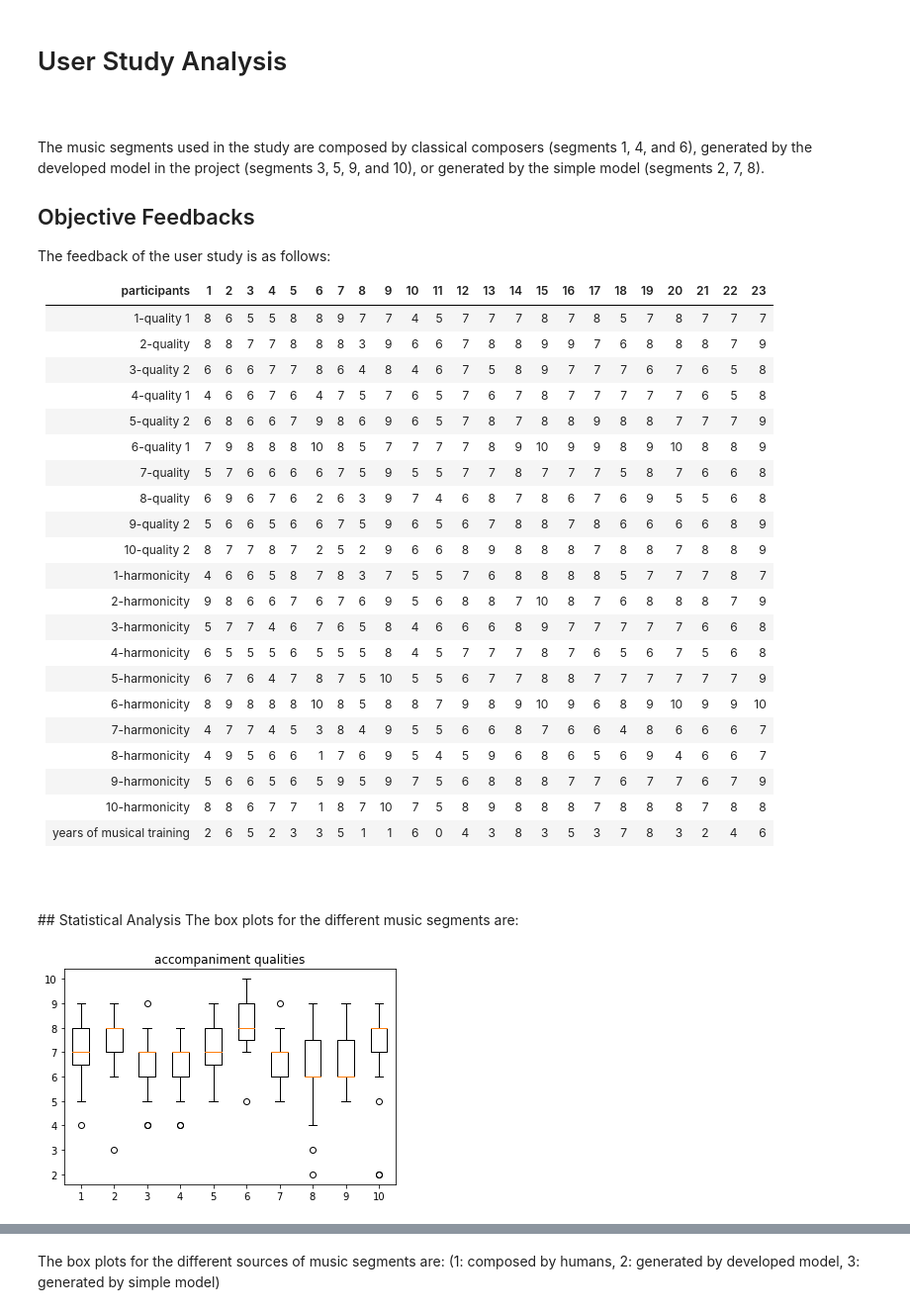
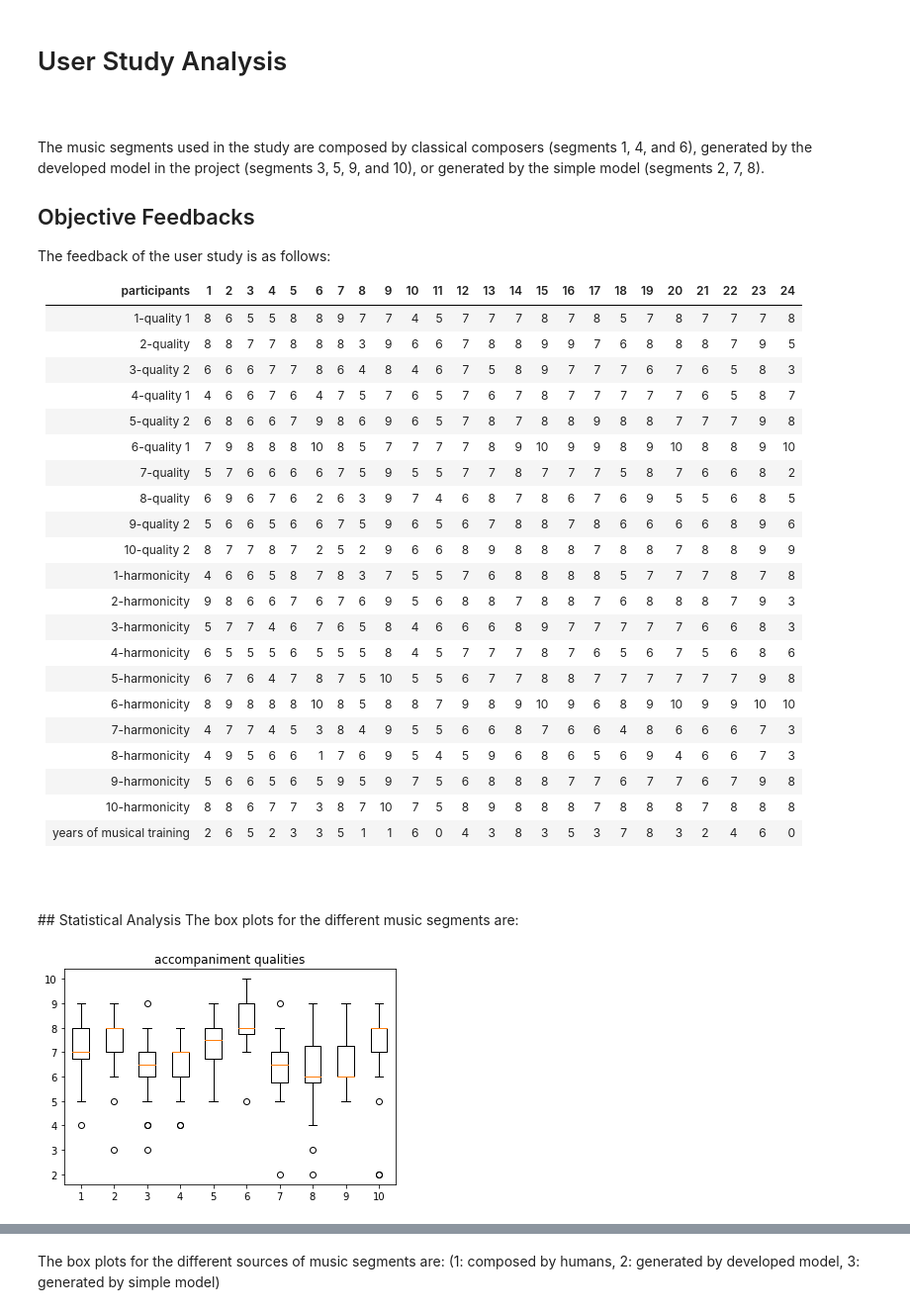
Before and after one commit to cheriell/user-study-on-automatic-music-accompaniment, a Jupyter notebook: user study analysis.ipynb, the cells around one changed output, grey strips where cells are left out. Shown at 99% size. Cells and saved outputs as stored; diff of their text form; code cells hidden in the pictures.

```diff
--- a/user study analysis.ipynb
+++ b/user study analysis.ipynb
@@ -8,29 +8,29 @@ The music segments used in the study are composed by classical composers (segmen
 ## Objective Feedbacks
 The feedback of the user study is as follows:
 
-|participants             | 1 | 2 | 3 | 4 | 5 | 6 | 7 | 8 | 9 | 10 | 11 | 12 | 13 | 14| 15| 16| 17| 18| 19| 20| 21| 22| 23|
-|:-----------------------:|:-:|:-:|:-:|:-:|:-:|:-:|:-:|:-:|:-:|:--:|:--:|:--:|:--:|:-:|:-:|:-:|:-:|:-:|:-:|:-:|:-:|:-:|:-:|
-|1-quality  1             | 8 | 6 | 5 | 5 | 8 | 8 | 9 | 7 | 7 | 4  | 5  | 7  | 7  | 7 | 8 | 7 | 8 | 5 | 7 | 8 | 7 | 7 | 7 |
-|2-quality                | 8 | 8 | 7 | 7 | 8 | 8 | 8 | 3 | 9 | 6  | 6  | 7  | 8  | 8 | 9 | 9 | 7 | 6 | 8 | 8 | 8 | 7 | 9 |
-|3-quality  2             | 6 | 6 | 6 | 7 | 7 | 8 | 6 | 4 | 8 | 4  | 6  | 7  | 5  | 8 | 9 | 7 | 7 | 7 | 6 | 7 | 6 | 5 | 8 |
-|4-quality  1             | 4 | 6 | 6 | 7 | 6 | 4 | 7 | 5 | 7 | 6  | 5  | 7  | 6  | 7 | 8 | 7 | 7 | 7 | 7 | 7 | 6 | 5 | 8 |
-|5-quality  2             | 6 | 8 | 6 | 6 | 7 | 9 | 8 | 6 | 9 | 6  | 5  | 7  | 8  | 7 | 8 | 8 | 9 | 8 | 8 | 7 | 7 | 7 | 9 |
-|6-quality  1             | 7 | 9 | 8 | 8 | 8 |10 | 8 | 5 | 7 | 7  | 7  | 7  | 8  | 9 |10 | 9 | 9 | 8 | 9 |10 | 8 | 8 | 9 |
-|7-quality                | 5 | 7 | 6 | 6 | 6 | 6 | 7 | 5 | 9 | 5  | 5  | 7  | 7  | 8 | 7 | 7 | 7 | 5 | 8 | 7 | 6 | 6 | 8 |
-|8-quality                | 6 | 9 | 6 | 7 | 6 | 2 | 6 | 3 | 9 | 7  | 4  | 6  | 8  | 7 | 8 | 6 | 7 | 6 | 9 | 5 | 5 | 6 | 8 |
-|9-quality  2             | 5 | 6 | 6 | 5 | 6 | 6 | 7 | 5 | 9 | 6  | 5  | 6  | 7  | 8 | 8 | 7 | 8 | 6 | 6 | 6 | 6 | 8 | 9 |
-|10-quality 2             | 8 | 7 | 7 | 8 | 7 | 2 | 5 | 2 | 9 | 6  | 6  | 8  | 9  | 8 | 8 | 8 | 7 | 8 | 8 | 7 | 8 | 8 | 9 |
-|1-harmonicity            | 4 | 6 | 6 | 5 | 8 | 7 | 8 | 3 | 7 | 5  | 5  | 7  | 6  | 8 | 8 | 8 | 8 | 5 | 7 | 7 | 7 | 8 | 7 |
-|2-harmonicity            | 9 | 8 | 6 | 6 | 7 | 6 | 7 | 6 | 9 | 5  | 6  | 8  | 8  | 7 |10 | 8 | 7 | 6 | 8 | 8 | 8 | 7 | 9 |
-|3-harmonicity            | 5 | 7 | 7 | 4 | 6 | 7 | 6 | 5 | 8 | 4  | 6  | 6  | 6  | 8 | 9 | 7 | 7 | 7 | 7 | 7 | 6 | 6 | 8 |
-|4-harmonicity            | 6 | 5 | 5 | 5 | 6 | 5 | 5 | 5 | 8 | 4  | 5  | 7  | 7  | 7 | 8 | 7 | 6 | 5 | 6 | 7 | 5 | 6 | 8 |
-|5-harmonicity            | 6 | 7 | 6 | 4 | 7 | 8 | 7 | 5 |10 | 5  | 5  | 6  | 7  | 7 | 8 | 8 | 7 | 7 | 7 | 7 | 7 | 7 | 9 |
-|6-harmonicity            | 8 | 9 | 8 | 8 | 8 |10 | 8 | 5 | 8 | 8  | 7  | 9  | 8  | 9 |10 | 9 | 6 | 8 | 9 |10 | 9 | 9 |10 |
-|7-harmonicity            | 4 | 7 | 7 | 4 | 5 | 3 | 8 | 4 | 9 | 5  | 5  | 6  | 6  | 8 | 7 | 6 | 6 | 4 | 8 | 6 | 6 | 6 | 7 |
-|8-harmonicity            | 4 | 9 | 5 | 6 | 6 | 1 | 7 | 6 | 9 | 5  | 4  | 5  | 9  | 6 | 8 | 6 | 5 | 6 | 9 | 4 | 6 | 6 | 7 |
-|9-harmonicity            | 5 | 6 | 6 | 5 | 6 | 5 | 9 | 5 | 9 | 7  | 5  | 6  | 8  | 8 | 8 | 7 | 7 | 6 | 7 | 7 | 6 | 7 | 9 |
-|10-harmonicity           | 8 | 8 | 6 | 7 | 7 | 1 | 8 | 7 |10 | 7  | 5  | 8  | 9  | 8 | 8 | 8 | 7 | 8 | 8 | 8 | 7 | 8 | 8 |
-|years of musical training| 2 | 6 | 5 | 2 | 3 | 3 | 5 | 1 | 1 | 6  | 0  | 4  | 3  | 8 | 3 | 5 | 3 | 7 | 8 | 3 | 2 | 4 | 6 |
+|participants             | 1 | 2 | 3 | 4 | 5 | 6 | 7 | 8 | 9 | 10 | 11 | 12 | 13 | 14| 15| 16| 17| 18| 19| 20| 21| 22| 23| 24|
+|:-----------------------:|:-:|:-:|:-:|:-:|:-:|:-:|:-:|:-:|:-:|:--:|:--:|:--:|:--:|:-:|:-:|:-:|:-:|:-:|:-:|:-:|:-:|:-:|:-:|:-:|
+|1-quality  1             | 8 | 6 | 5 | 5 | 8 | 8 | 9 | 7 | 7 | 4  | 5  | 7  | 7  | 7 | 8 | 7 | 8 | 5 | 7 | 8 | 7 | 7 | 7 | 8 |
+|2-quality                | 8 | 8 | 7 | 7 | 8 | 8 | 8 | 3 | 9 | 6  | 6  | 7  | 8  | 8 | 9 | 9 | 7 | 6 | 8 | 8 | 8 | 7 | 9 | 5 |
+|3-quality  2             | 6 | 6 | 6 | 7 | 7 | 8 | 6 | 4 | 8 | 4  | 6  | 7  | 5  | 8 | 9 | 7 | 7 | 7 | 6 | 7 | 6 | 5 | 8 | 3 |
+|4-quality  1             | 4 | 6 | 6 | 7 | 6 | 4 | 7 | 5 | 7 | 6  | 5  | 7  | 6  | 7 | 8 | 7 | 7 | 7 | 7 | 7 | 6 | 5 | 8 | 7 |
+|5-quality  2             | 6 | 8 | 6 | 6 | 7 | 9 | 8 | 6 | 9 | 6  | 5  | 7  | 8  | 7 | 8 | 8 | 9 | 8 | 8 | 7 | 7 | 7 | 9 | 8 |
+|6-quality  1             | 7 | 9 | 8 | 8 | 8 |10 | 8 | 5 | 7 | 7  | 7  | 7  | 8  | 9 |10 | 9 | 9 | 8 | 9 |10 | 8 | 8 | 9 |10 |
+|7-quality                | 5 | 7 | 6 | 6 | 6 | 6 | 7 | 5 | 9 | 5  | 5  | 7  | 7  | 8 | 7 | 7 | 7 | 5 | 8 | 7 | 6 | 6 | 8 | 2 |
+|8-quality                | 6 | 9 | 6 | 7 | 6 | 2 | 6 | 3 | 9 | 7  | 4  | 6  | 8  | 7 | 8 | 6 | 7 | 6 | 9 | 5 | 5 | 6 | 8 | 5 |
+|9-quality  2             | 5 | 6 | 6 | 5 | 6 | 6 | 7 | 5 | 9 | 6  | 5  | 6  | 7  | 8 | 8 | 7 | 8 | 6 | 6 | 6 | 6 | 8 | 9 | 6 |
+|10-quality 2             | 8 | 7 | 7 | 8 | 7 | 2 | 5 | 2 | 9 | 6  | 6  | 8  | 9  | 8 | 8 | 8 | 7 | 8 | 8 | 7 | 8 | 8 | 9 | 9 |
+|1-harmonicity            | 4 | 6 | 6 | 5 | 8 | 7 | 8 | 3 | 7 | 5  | 5  | 7  | 6  | 8 | 8 | 8 | 8 | 5 | 7 | 7 | 7 | 8 | 7 | 8 |
+|2-harmonicity            | 9 | 8 | 6 | 6 | 7 | 6 | 7 | 6 | 9 | 5  | 6  | 8  | 8  | 7 | 8 | 8 | 7 | 6 | 8 | 8 | 8 | 7 | 9 | 3 |
+|3-harmonicity            | 5 | 7 | 7 | 4 | 6 | 7 | 6 | 5 | 8 | 4  | 6  | 6  | 6  | 8 | 9 | 7 | 7 | 7 | 7 | 7 | 6 | 6 | 8 | 3 |
+|4-harmonicity            | 6 | 5 | 5 | 5 | 6 | 5 | 5 | 5 | 8 | 4  | 5  | 7  | 7  | 7 | 8 | 7 | 6 | 5 | 6 | 7 | 5 | 6 | 8 | 6 |
+|5-harmonicity            | 6 | 7 | 6 | 4 | 7 | 8 | 7 | 5 |10 | 5  | 5  | 6  | 7  | 7 | 8 | 8 | 7 | 7 | 7 | 7 | 7 | 7 | 9 | 8 |
+|6-harmonicity            | 8 | 9 | 8 | 8 | 8 |10 | 8 | 5 | 8 | 8  | 7  | 9  | 8  | 9 |10 | 9 | 6 | 8 | 9 |10 | 9 | 9 |10 |10 |
+|7-harmonicity            | 4 | 7 | 7 | 4 | 5 | 3 | 8 | 4 | 9 | 5  | 5  | 6  | 6  | 8 | 7 | 6 | 6 | 4 | 8 | 6 | 6 | 6 | 7 | 3 |
+|8-harmonicity            | 4 | 9 | 5 | 6 | 6 | 1 | 7 | 6 | 9 | 5  | 4  | 5  | 9  | 6 | 8 | 6 | 5 | 6 | 9 | 4 | 6 | 6 | 7 | 3 |
+|9-harmonicity            | 5 | 6 | 6 | 5 | 6 | 5 | 9 | 5 | 9 | 7  | 5  | 6  | 8  | 8 | 8 | 7 | 7 | 6 | 7 | 7 | 6 | 7 | 9 | 8 |
+|10-harmonicity           | 8 | 8 | 6 | 7 | 7 | 3 | 8 | 7 |10 | 7  | 5  | 8  | 9  | 8 | 8 | 8 | 7 | 8 | 8 | 8 | 7 | 8 | 8 | 8 |
+|years of musical training| 2 | 6 | 5 | 2 | 3 | 3 | 5 | 1 | 1 | 6  | 0  | 4  | 3  | 8 | 3 | 5 | 3 | 7 | 8 | 3 | 2 | 4 | 6 | 0 |
 # %% [markdown]
 <br>
 <br>
@@ -39,29 +39,29 @@ The box plots for the different music segments are:
 # %%
 import numpy as np
 import matplotlib.pyplot as plt
 SEGMENTS = 10
-PARTICIPANTS = 23
+PARTICIPANTS = 24
 
 qualities = np.zeros((SEGMENTS, PARTICIPANTS), dtype=int)
 
-qualities = [[8, 6, 5, 5, 8, 8, 9, 7, 7, 4, 5, 7, 7, 7, 8, 7, 8, 5, 7, 8, 7, 7, 7], # segment 1
-             [8, 8, 7, 7, 8, 8, 8, 3, 9, 6, 6, 7, 8, 8, 9, 9, 7, 6, 8, 8, 8, 7, 9], # 2
-             [6, 6, 6, 7, 7, 8, 6, 4, 8, 4, 6, 7, 5, 8, 9, 7, 7, 7, 6, 7, 6, 5, 8], # 3
-             [4, 6, 6, 7, 6, 4, 7, 5, 7, 6, 5, 7, 6, 7, 8, 7, 7, 7, 7, 7, 6, 5, 8], # 4
-             [6, 8, 6, 6, 7, 9, 8, 6, 9, 6, 5, 7, 8, 7, 8, 8, 9, 8, 8, 7, 7, 7, 9], # 5
-             [7, 9, 8, 8, 8,10, 8, 5, 7, 7, 7, 7, 8, 9,10, 9, 9, 8, 9,10, 8, 8, 9], # 6
-             [5, 7, 6, 6, 6, 6, 7, 5, 9, 5, 5, 7, 7, 8, 7, 7, 7, 5, 8, 7, 6, 6, 8], # 7
-             [6, 9, 6, 7, 6, 2, 6, 3, 9, 7, 4, 6, 8, 7, 8, 6, 7, 6, 9, 5, 5, 6, 8], # 8
-             [5, 6, 6, 5, 6, 6, 7, 5, 9, 6, 5, 6, 7, 8, 8, 7, 8, 6, 6, 6, 6, 8, 9], # 9
-             [8, 7, 7, 8, 7, 2, 5, 2, 9, 6, 6, 8, 9, 8, 8, 8, 7, 8, 8, 7, 8, 8, 9]] # 10
+qualities = [[8, 6, 5, 5, 8, 8, 9, 7, 7, 4, 5, 7, 7, 7, 8, 7, 8, 5, 7, 8, 7, 7, 7, 8], # segment 1
+             [8, 8, 7, 7, 8, 8, 8, 3, 9, 6, 6, 7, 8, 8, 9, 9, 7, 6, 8, 8, 8, 7, 9, 5], # 2
+             [6, 6, 6, 7, 7, 8, 6, 4, 8, 4, 6, 7, 5, 8, 9, 7, 7, 7, 6, 7, 6, 5, 8, 3], # 3
+             [4, 6, 6, 7, 6, 4, 7, 5, 7, 6, 5, 7, 6, 7, 8, 7, 7, 7, 7, 7, 6, 5, 8, 7], # 4
+             [6, 8, 6, 6, 7, 9, 8, 6, 9, 6, 5, 7, 8, 7, 8, 8, 9, 8, 8, 7, 7, 7, 9, 8], # 5
+             [7, 9, 8, 8, 8,10, 8, 5, 7, 7, 7, 7, 8, 9,10, 9, 9, 8, 9,10, 8, 8, 9,10], # 6
+             [5, 7, 6, 6, 6, 6, 7, 5, 9, 5, 5, 7, 7, 8, 7, 7, 7, 5, 8, 7, 6, 6, 8, 2], # 7
+             [6, 9, 6, 7, 6, 2, 6, 3, 9, 7, 4, 6, 8, 7, 8, 6, 7, 6, 9, 5, 5, 6, 8, 5], # 8
+             [5, 6, 6, 5, 6, 6, 7, 5, 9, 6, 5, 6, 7, 8, 8, 7, 8, 6, 6, 6, 6, 8, 9, 6], # 9
+             [8, 7, 7, 8, 7, 2, 5, 2, 9, 6, 6, 8, 9, 8, 8, 8, 7, 8, 8, 7, 8, 8, 9, 9]] # 10
 
 plt.figure()
 plt.boxplot(qualities)
 plt.title('accompaniment qualities')
 plt.savefig('accompaniment qualities boxplot.svg', format='svg')
 plt.show()
 # %% [output]
-[figure, old version]
+[figure, new version]
 # %%
 harmonicities = np.zeros((SEGMENTS, PARTICIPANTS), dtype=int)
 
```
Also changed, not shown: parts of 8 cells of this notebook.
